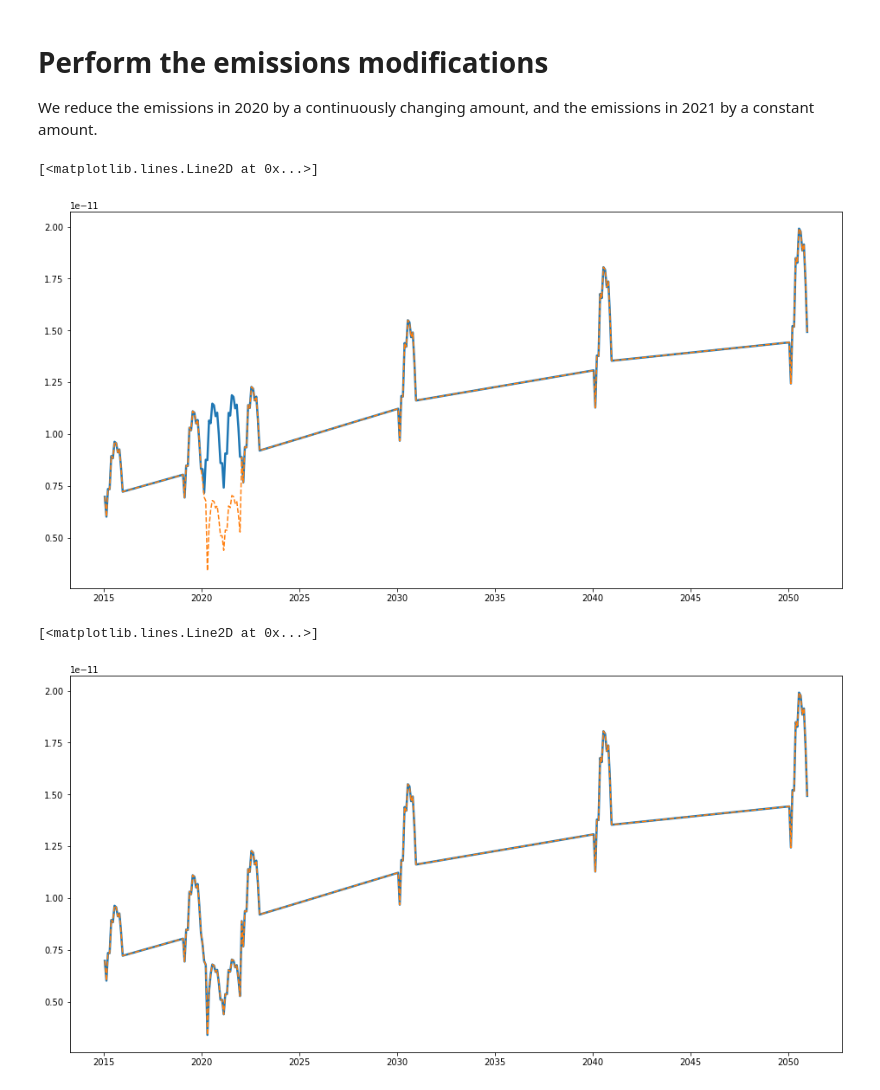
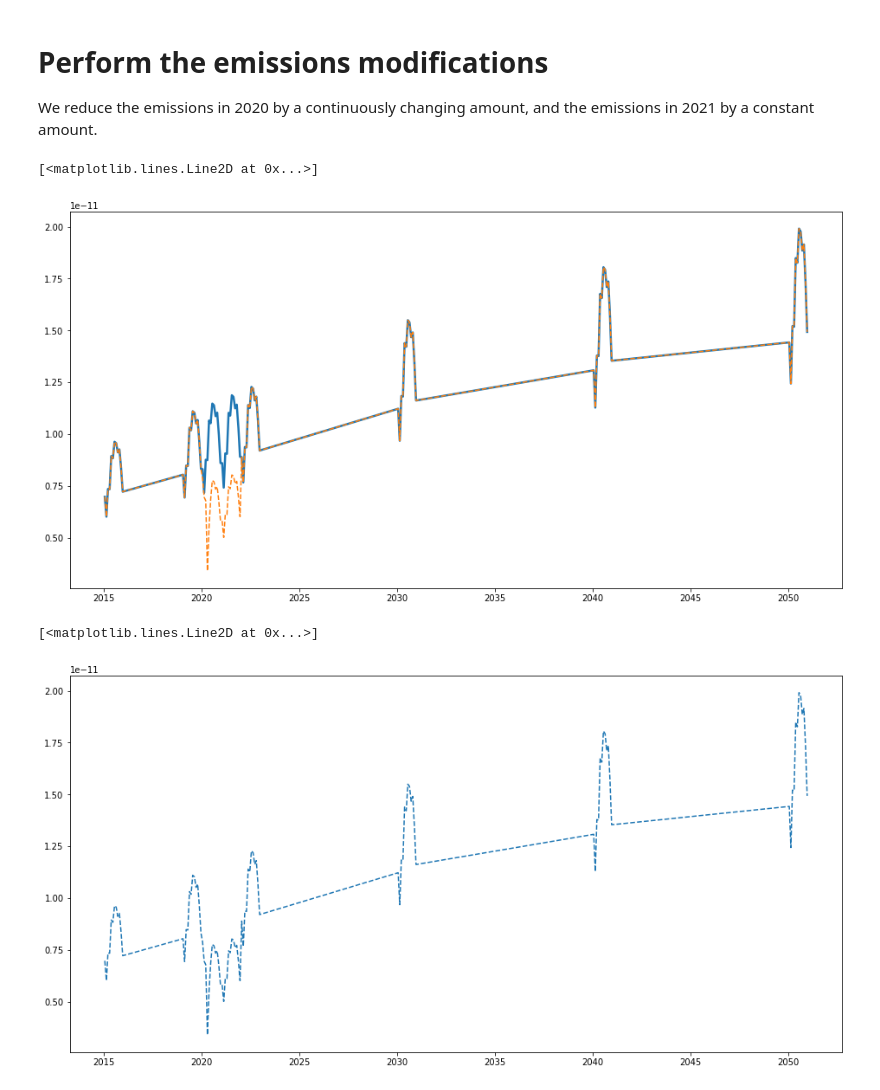
Before and after one commit to Rlamboll/modify_COVID19_netCDF_Emissions, a Jupyter notebook: calculations/COVID-19_aviation_emissions.ipynb, the cells around one changed output. Drawn from its saved outputs; the diff is of its cells as text; code cells hidden in the pictures.

Commit message:
Made compatible with updated data and reran

```diff
--- a/calculations/COVID-19_aviation_emissions.ipynb
+++ b/calculations/COVID-19_aviation_emissions.ipynb
@@ -20,7 +20,7 @@ output_folder = "../output/aviation/"
 nox_input = "NOx-em-AIR-anthro_input4MIPs_emissions_ScenarioMIP_IAMC-MESSAGE-GLOBIOM-ssp245-1-1_gn_201501-210012.nc"
 input_flights = "total-number-of-flights.csv"
 
-month_plat = "04"
+month_plat = "05"
 
 scenario_string = "_flightrad_mp{}.nc".format(month_plat)
 
@@ -200,7 +200,7 @@ plt.plot(data.variables["time"][:] / 365 + 2015, data.variables["NOx_em_AIR_anth
 plt.plot(data.variables["time"][:] / 365 + 2015, output[:, 0, 283, 360],  linestyle="--")
 # %% [output]
 [<matplotlib.lines.Line2D at 0x...>]
-[figure, old version]
+[figure, new version]
 # %%
 data.variables[key_variable][...] = output[...]
 data.close()
@@ -210,10 +210,9 @@ data = copy_netcdf_file(
 )
 # %%
 plt.figure(figsize=(16, 8))
-plt.plot(data.variables["time"][:] / 365 + 2015, data.variables["NOx_em_AIR_anthro"][:, 0, 283, 360], linewidth=2.5)
 plt.plot(data.variables["time"][:] / 365 + 2015, output[:, 0, 283, 360],  linestyle="--")
 # %% [output]
 [<matplotlib.lines.Line2D at 0x...>]
-[figure, old version]
+[figure, new version]
 # %%
 data.close()
```
Also changed, not shown: parts of 6 cells of this notebook, 2 other files.
